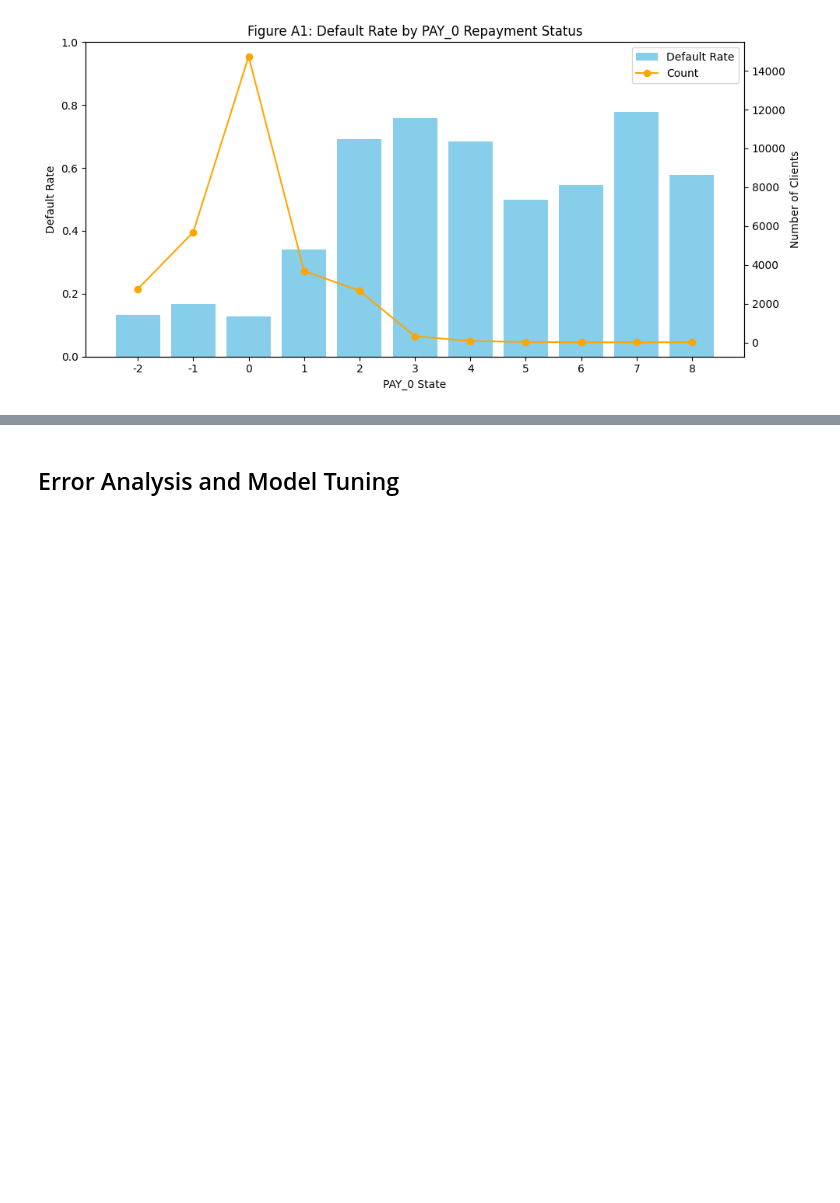
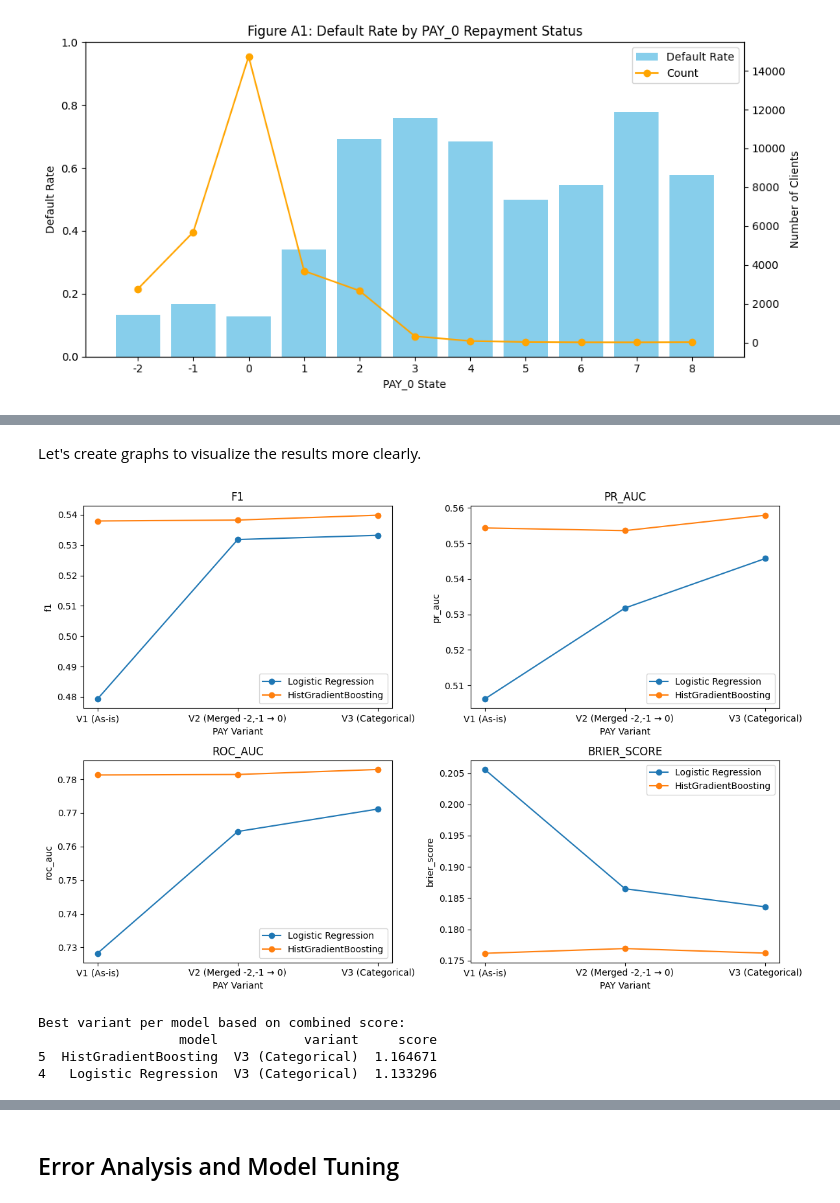
Before and after one commit to kelliekaw/credit-risk-prediction, a Jupyter notebook: credit_risk_prediction.ipynb, the cells around one changed output, grey strips where cells are left out. Saved outputs shown, nothing was run; the diff lists cells and outputs as text; code cells hidden in the pictures; blank space fills up the shorter version.

```diff
--- a/credit_risk_prediction.ipynb
+++ b/credit_risk_prediction.ipynb
@@ -515,8 +377,0 @@ plt.show()
-# %%
-from sklearn.ensemble import RandomForestClassifier
-rf_model = RandomForestClassifier(class_weight="balanced", n_estimators=200, random_state=42)
-rf_model.fit(X_train, y_train)
-
-
-y_pred_rf = rf_model.predict(X_test)
-y_prob_rf = rf_model.predict_proba(X_test)[:,1]
@@ -522,0 +439,12 @@ y_prob_rf = rf_model.predict_proba(X_test)[:,1]
+# %%
+DEFAULT_CAT_COLS = ["SEX", "EDUCATION", "MARRIAGE"]
+DEFAULT_NUM_COLS = ["LIMIT_BAL", "AGE"] + bill_cols + payamt_cols
+
+def build_preprocessor(cat_cols, num_cols):
+    transformers = [
+        ("num", StandardScaler(), num_cols),
+        ("cat", OneHotEncoder(handle_unknown="ignore", sparse_output=False), cat_cols)
+    ]
+
+    # remainder="passthrough" ensures that any columns not specified in transformers are included in the output without transformation
+    return ColumnTransformer(transformers=transformers, remainder="passthrough")
@@ -522,0 +591,60 @@ y_prob_rf = rf_model.predict_proba(X_test)[:,1]
+# %% [markdown]
+Let's create graphs to visualize the results more clearly.
+# %%
+df_A = pd.DataFrame(results_A)
+
+df_A["model"] = df_A["label"].apply(lambda x: x.split(" - ")[0])
+df_A["variant"] = df_A["label"].apply(lambda x: x.split(" - ")[-1])
+
+order = [
+    "V1 (As-is)",
+    "V2 (Merged -2,-1 → 0)",
+    "V3 (Categorical)"
+]
+
+df_plot = df_A.copy()
+
+df_plot["variant"] = pd.Categorical(df_plot["variant"], categories=order, ordered=True)
+
+fig, axes = plt.subplots(2, 2, figsize=(12, 8))
+
+metric_list = ["f1", "pr_auc", "roc_auc", "brier_score"]
+
+for ax, metric in zip(axes.flat, metric_list):
+
+    for model in df_plot["model"].unique():
+        subset = df_plot[df_plot["model"] == model].sort_values("variant")
+
+        ax.plot(
+            subset["variant"],
+            subset[metric],
+            marker="o",
+            label=model
+        )
+
+    ax.set_title(metric.upper())
+    ax.set_xlabel("PAY Variant")
+    ax.set_ylabel(metric)
+    ax.legend()
+
+plt.tight_layout()
+plt.show()
+
+
+df_A["score"] = (
+    df_A["pr_auc"]
+    + df_A["roc_auc"]
+    - df_A["brier_score"]
+)
+
+best_per_model = df_A.loc[
+    df_A.groupby("model")["score"].idxmax()
+]
+print("Best variant per model based on combined score:")
+print(best_per_model[["model", "variant", "score"]])
+# %% [output]
+[figure, added]
+Best variant per model based on combined score:
+                  model           variant     score
+5  HistGradientBoosting  V3 (Categorical)  1.164671
+4   Logistic Regression  V3 (Categorical)  1.133296
```
Also changed, not shown: parts of 65 cells of this notebook, 1 other file.
